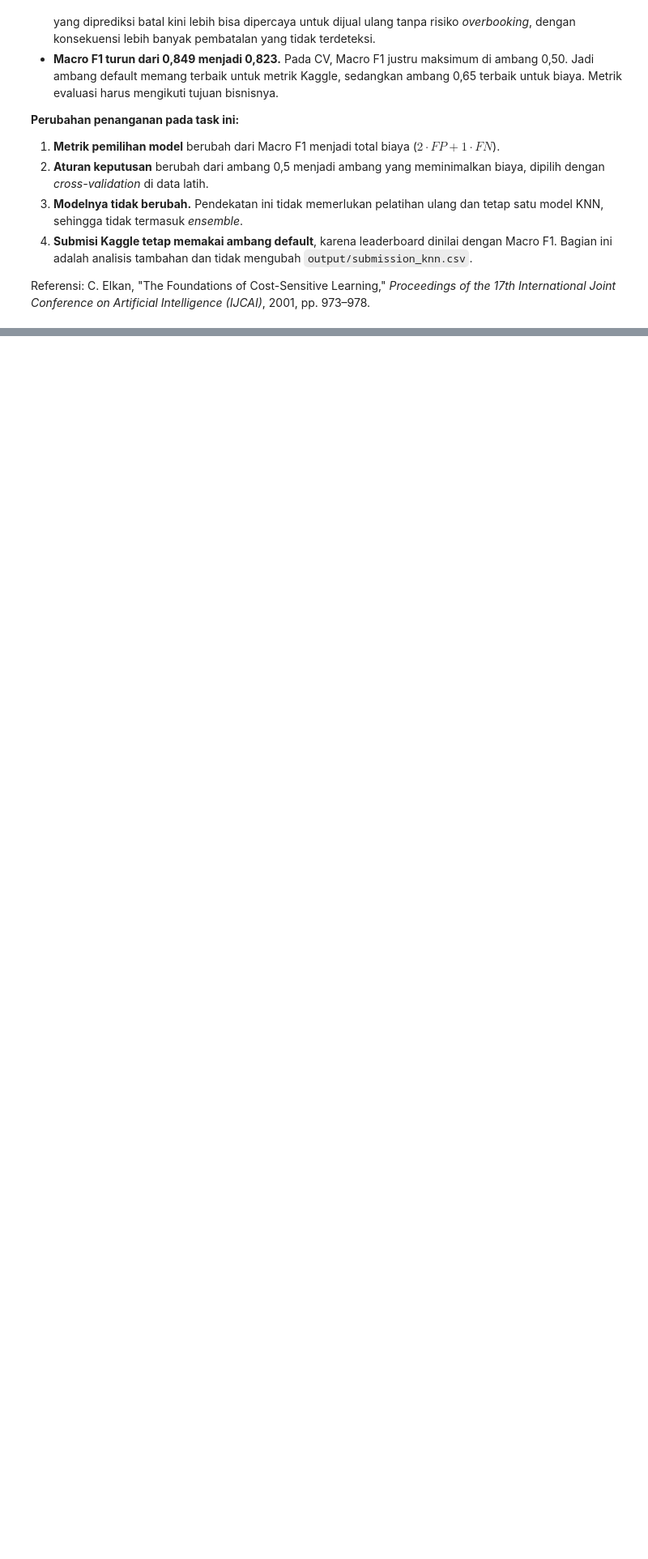
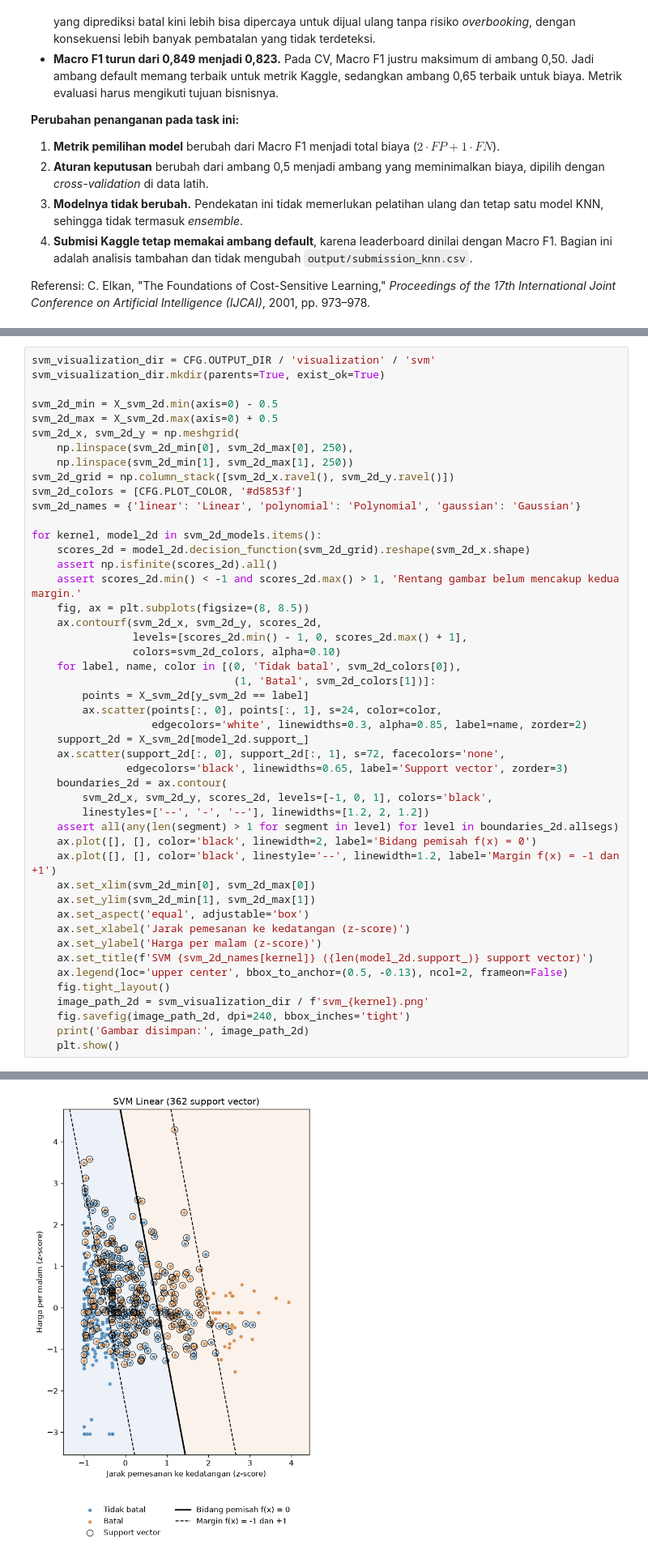
Before and after one commit to zizadhrmaa/IF3170_G25_IMKSIAI, a Jupyter notebook: src/Notebook_Tugas_Besar_2_IF3170_Inteligensi_Artifisial_2026_2027.ipynb, the cells around one changed output, grey strips where cells are left out. Shown at 81% size. Saved outputs shown, nothing was run; the diff lists cells and outputs as text; blank space fills up the shorter version.

Commit message:
feat: add bonus feature visualization for svm

```diff
--- a/src/Notebook_Tugas_Besar_2_IF3170_Inteligensi_Artifisial_2026_2027.ipynb
+++ b/src/Notebook_Tugas_Besar_2_IF3170_Inteligensi_Artifisial_2026_2027.ipynb
@@ -1226,0 +1267,48 @@ Referensi: C. Elkan, "The Foundations of Cost-Sensitive Learning," *Proceedings
+# %%
+svm_visualization_dir = CFG.OUTPUT_DIR / 'visualization' / 'svm'
+svm_visualization_dir.mkdir(parents=True, exist_ok=True)
+
+svm_2d_min = X_svm_2d.min(axis=0) - 0.5
+svm_2d_max = X_svm_2d.max(axis=0) + 0.5
+svm_2d_x, svm_2d_y = np.meshgrid(
+    np.linspace(svm_2d_min[0], svm_2d_max[0], 250),
+    np.linspace(svm_2d_min[1], svm_2d_max[1], 250))
+svm_2d_grid = np.column_stack([svm_2d_x.ravel(), svm_2d_y.ravel()])
+svm_2d_colors = [CFG.PLOT_COLOR, '#d5853f']
+svm_2d_names = {'linear': 'Linear', 'polynomial': 'Polynomial', 'gaussian': 'Gaussian'}
+
+for kernel, model_2d in svm_2d_models.items():
+    scores_2d = model_2d.decision_function(svm_2d_grid).reshape(svm_2d_x.shape)
+    assert np.isfinite(scores_2d).all()
+    assert scores_2d.min() < -1 and scores_2d.max() > 1, 'Rentang gambar belum mencakup kedua margin.'
+    fig, ax = plt.subplots(figsize=(8, 8.5))
+    ax.contourf(svm_2d_x, svm_2d_y, scores_2d,
+                levels=[scores_2d.min() - 1, 0, scores_2d.max() + 1],
+                colors=svm_2d_colors, alpha=0.10)
+    for label, name, color in [(0, 'Tidak batal', svm_2d_colors[0]),
+                                (1, 'Batal', svm_2d_colors[1])]:
+        points = X_svm_2d[y_svm_2d == label]
+        ax.scatter(points[:, 0], points[:, 1], s=24, color=color,
+                   edgecolors='white', linewidths=0.3, alpha=0.85, label=name, zorder=2)
+    support_2d = X_svm_2d[model_2d.support_]
+    ax.scatter(support_2d[:, 0], support_2d[:, 1], s=72, facecolors='none',
+               edgecolors='black', linewidths=0.65, label='Support vector', zorder=3)
+    boundaries_2d = ax.contour(
+        svm_2d_x, svm_2d_y, scores_2d, levels=[-1, 0, 1], colors='black',
+        linestyles=['--', '-', '--'], linewidths=[1.2, 2, 1.2])
+    assert all(any(len(segment) > 1 for segment in level) for level in boundaries_2d.allsegs)
+    ax.plot([], [], color='black', linewidth=2, label='Bidang pemisah f(x) = 0')
+    ax.plot([], [], color='black', linestyle='--', linewidth=1.2, label='Margin f(x) = -1 dan +1')
+    ax.set_xlim(svm_2d_min[0], svm_2d_max[0])
+    ax.set_ylim(svm_2d_min[1], svm_2d_max[1])
+    ax.set_aspect('equal', adjustable='box')
+    ax.set_xlabel('Jarak pemesanan ke kedatangan (z-score)')
+    ax.set_ylabel('Harga per malam (z-score)')
+    ax.set_title(f'SVM {svm_2d_names[kernel]} ({len(model_2d.support_)} support vector)')
+    ax.legend(loc='upper center', bbox_to_anchor=(0.5, -0.13), ncol=2, frameon=False)
+    fig.tight_layout()
+    image_path_2d = svm_visualization_dir / f'svm_{kernel}.png'
+    fig.savefig(image_path_2d, dpi=240, bbox_inches='tight')
+    print('Gambar disimpan:', image_path_2d)
+    plt.show()
+# %% [output]
@@ -1226,0 +1318 @@ Referensi: C. Elkan, "The Foundations of Cost-Sensitive Learning," *Proceedings
+[figure, added]
```
Also changed, not shown: parts of 5 cells of this notebook, 3 other files.
